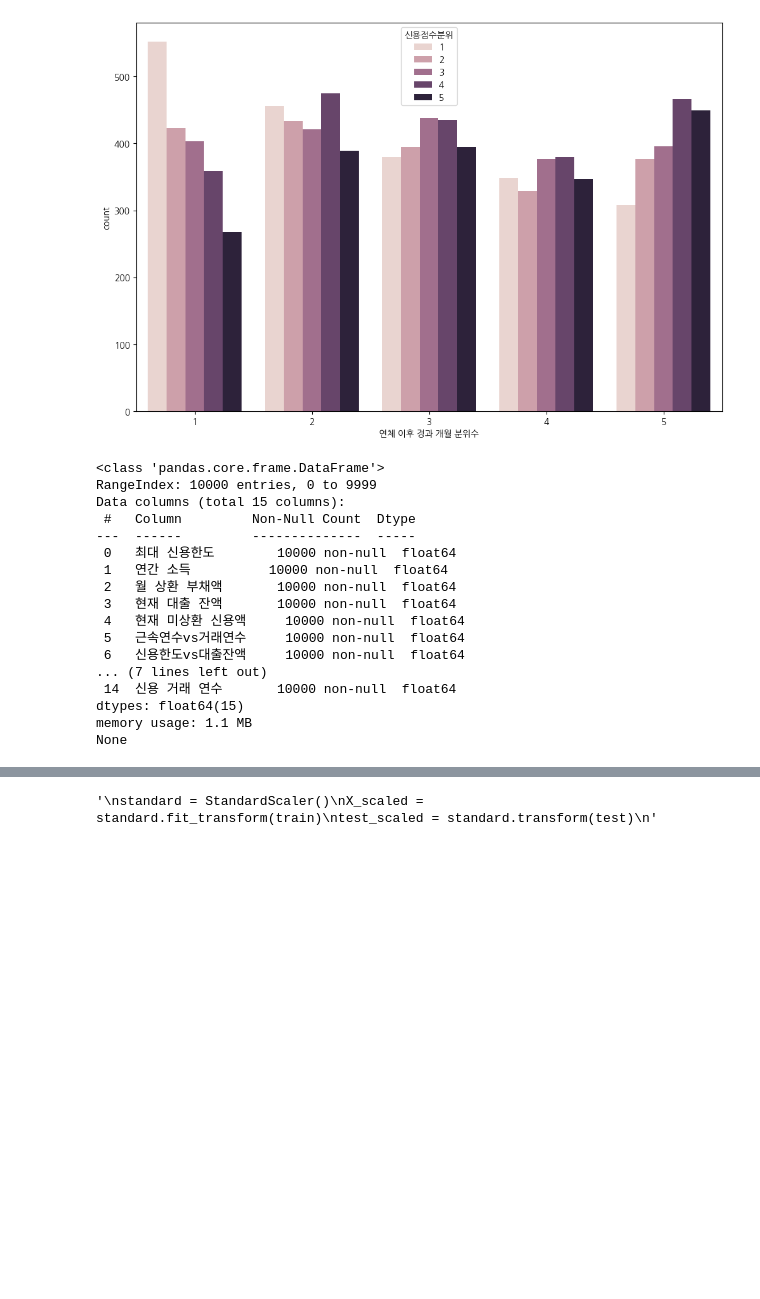
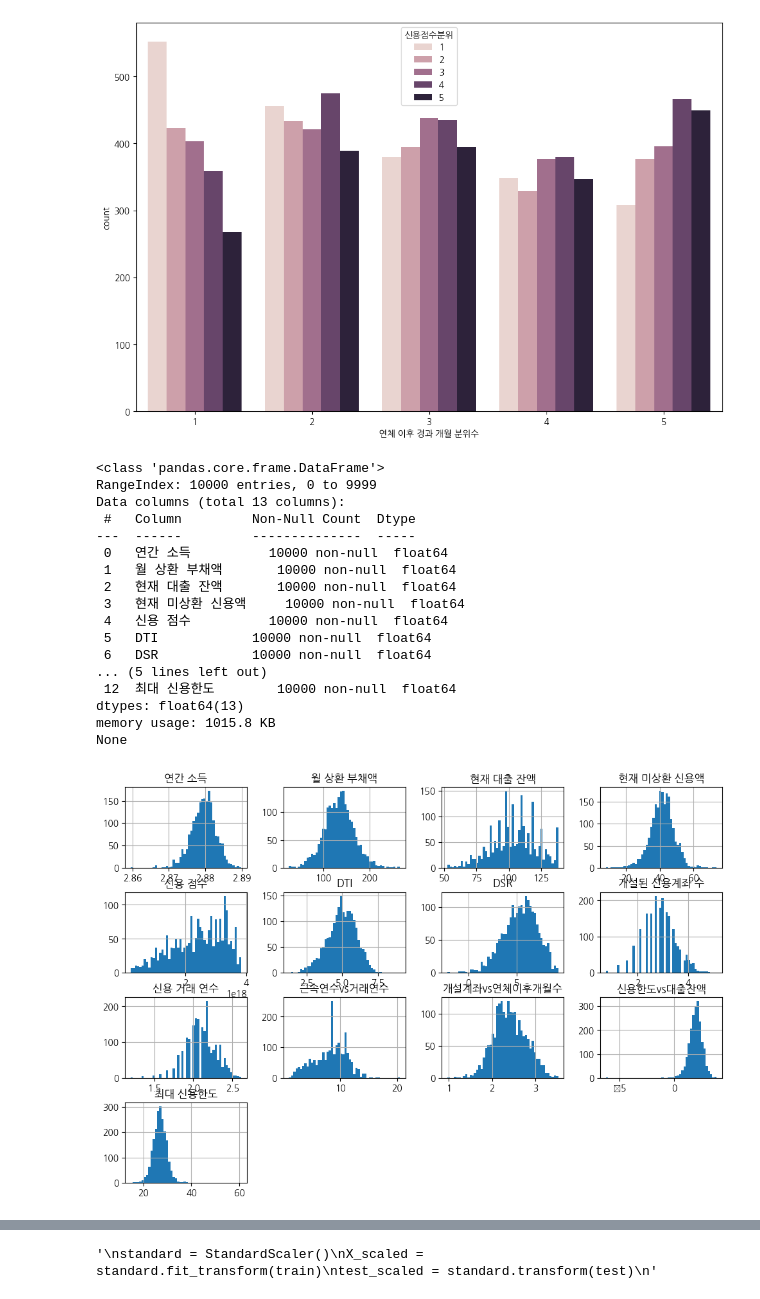
Before and after one commit to yunjun0914/dacon, a Jupyter notebook: 채무불이행 여부/채무불이행_boxcox변환.ipynb, the cells around one changed output, grey strips where cells are left out. Saved outputs shown, nothing was run; the diff lists cells and outputs as text; code cells hidden in the pictures; blank space fills up the shorter version.

```diff
--- a/채무불이행 여부/채무불이행_boxcox변환.ipynb
+++ b/채무불이행 여부/채무불이행_boxcox변환.ipynb
@@ -165,7 +169,7 @@ sns.countplot(x = "연체 이후 경과 개월 분위수", hue = "신용점수
 from scipy.stats import boxcox
 from scipy.special import boxcox1p
 
-cols = ["최대 신용한도", "연간 소득", "월 상환 부채액", "현재 대출 잔액", "현재 미상환 신용액", "근속연수vs거래연수", "신용한도vs대출잔액", "신용 점수", "DTI", "DTR변형", "DBI", "DRS", "개설계좌vs연체이후개월수", "개설된 신용계좌 수", "신용 거래 연수"]
+cols = ["연간 소득", "월 상환 부채액", "현재 대출 잔액", "현재 미상환 신용액", "신용 점수", "DTI", "DSR", "개설된 신용계좌 수", "신용 거래 연수", "근속연수vs거래연수", "개설계좌vs연체이후개월수", "신용한도vs대출잔액", "최대 신용한도"]
 for c in cols:
     train[c] = train[c].where((train[c] > 0), np.nan)
     test[c] = test[c].where((test[c] > 0), np.nan)
@@ -178,21 +182,29 @@ print(train[cols].info())
 # %% [output]
 <class 'pandas.core.frame.DataFrame'>
 RangeIndex: 10000 entries, 0 to 9999
-Data columns (total 15 columns):
+Data columns (total 13 columns):
  #   Column         Non-Null Count  Dtype
 ---  ------         --------------  -----
- 0   최대 신용한도        10000 non-null  float64
- 1   연간 소득          10000 non-null  float64
- 2   월 상환 부채액       10000 non-null  float64
- 3   현재 대출 잔액       10000 non-null  float64
- 4   현재 미상환 신용액     10000 non-null  float64
- 5   근속연수vs거래연수     10000 non-null  float64
- 6   신용한도vs대출잔액     10000 non-null  float64
-... (7 lines left out)
- 14  신용 거래 연수       10000 non-null  float64
-dtypes: float64(15)
-memory usage: 1.1 MB
+ 0   연간 소득          10000 non-null  float64
+ 1   월 상환 부채액       10000 non-null  float64
+ 2   현재 대출 잔액       10000 non-null  float64
+ 3   현재 미상환 신용액     10000 non-null  float64
+ 4   신용 점수          10000 non-null  float64
+ 5   DTI            10000 non-null  float64
+ 6   DSR            10000 non-null  float64
+... (5 lines left out)
+ 12  최대 신용한도        10000 non-null  float64
+dtypes: float64(13)
+memory usage: 1015.8 KB
 None
+# %%
+import matplotlib.font_manager as fm
+
+plt.rc("font", family = "NanumGothic")
+
+test[cols].hist(figsize = (12,8), bins = 50);
+# %% [output]
+[figure, added]
 # %%
 target = train["채무 불이행 여부"]
 uid = test["UID"]
```
Also changed, not shown: parts of 14 cells of this notebook.
